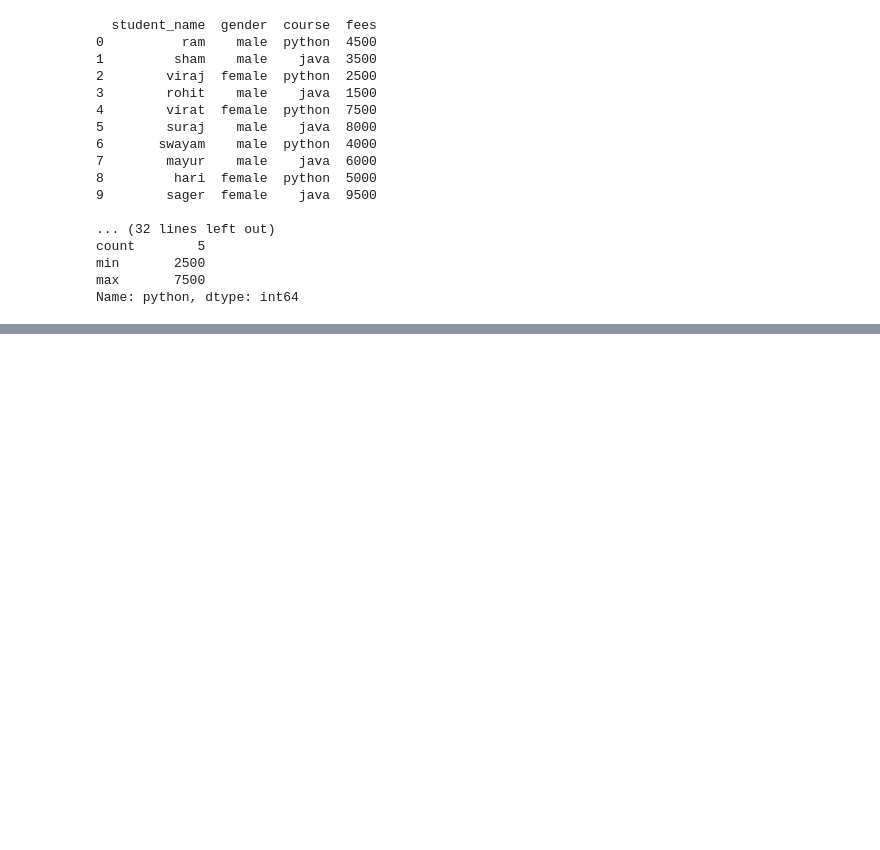
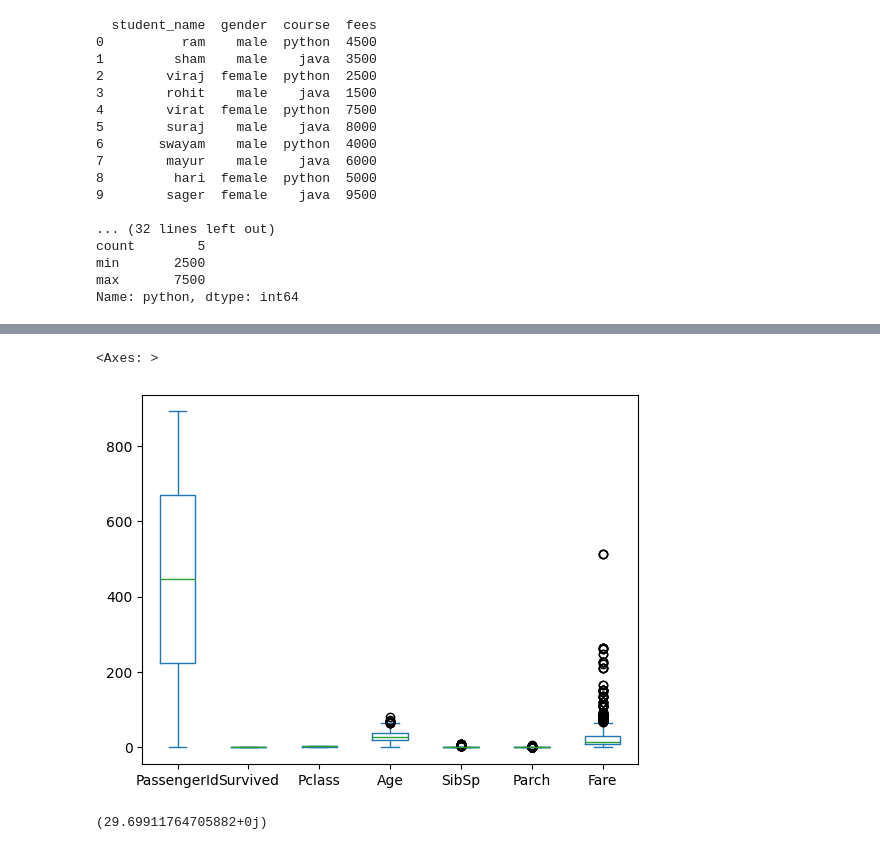
Before and after one commit to gaurav3829/python_libraries, a Jupyter notebook: copy_of_pandas.ipynb, the cells around one changed output, grey strips where cells are left out. Cells and saved outputs as stored; diff of their text form; code cells hidden in the pictures; blank space fills up the shorter version.

```diff
--- a/copy_of_pandas.ipynb
+++ b/copy_of_pandas.ipynb
@@ -130,0 +445,10 @@ SyntaxError: (unicode error) 'unicodeescape' codec can't decode bytes in positio
+# %%
+titanic.plot.box()
+# %% [output]
+<Axes: >
+[figure, added]
+# %%
+mean=titanic["Age"].mean()
+print(complex(mean))
+# %% [output]
+(29.69911764705882+0j)
```
Also changed, not shown: parts of 38 cells of this notebook.
